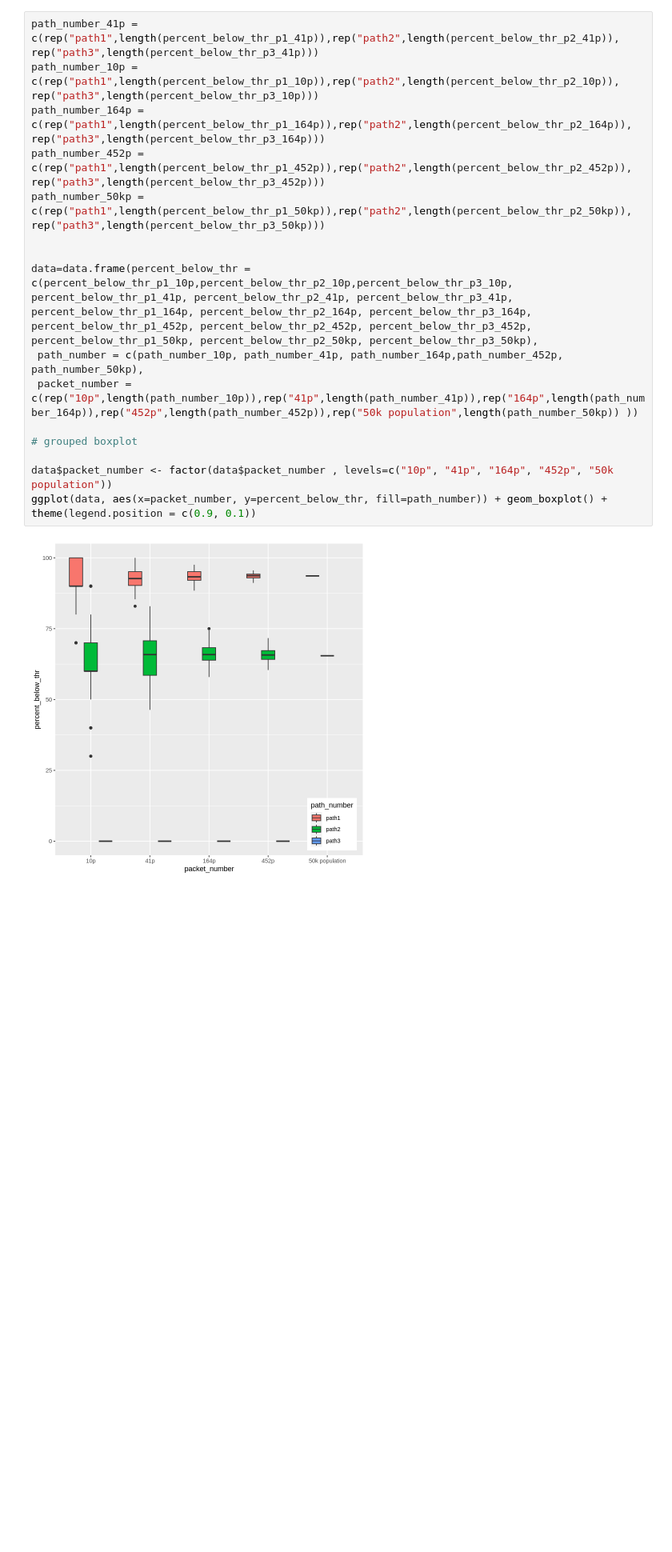
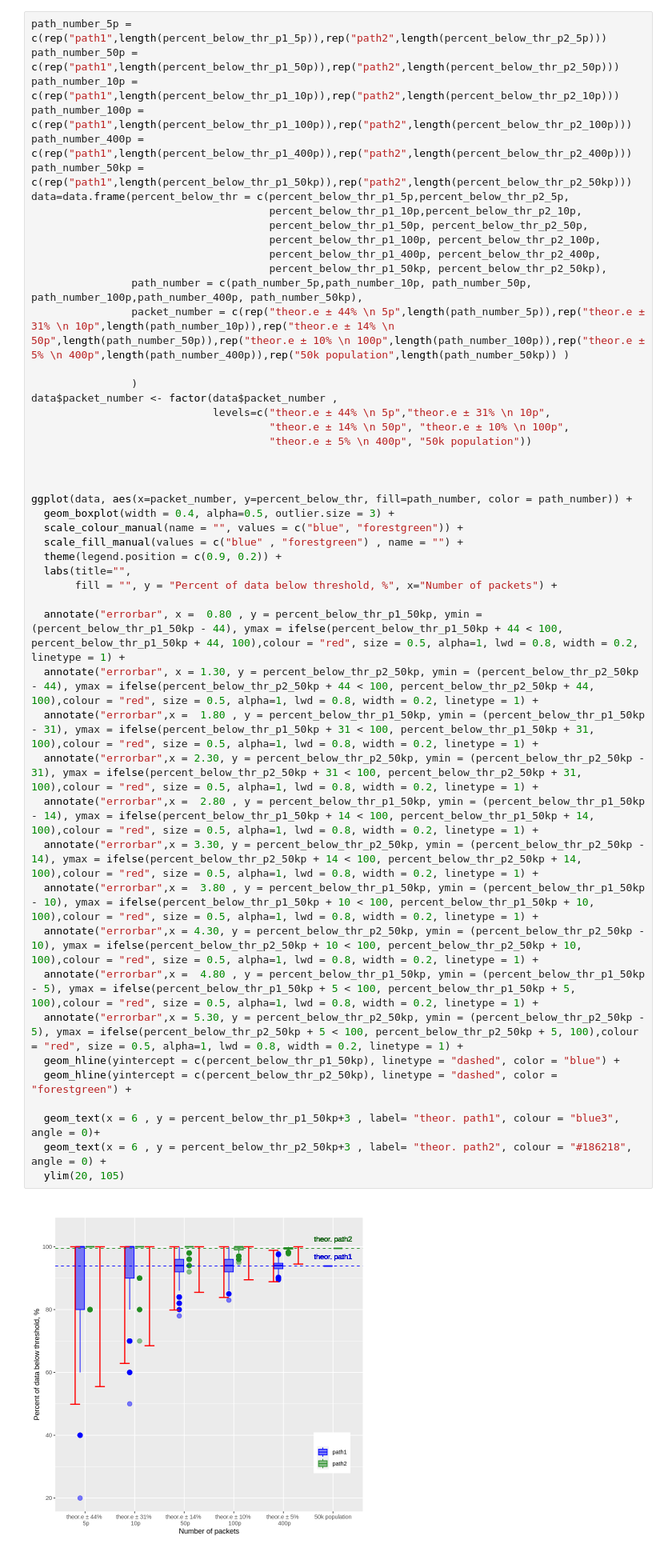
Before and after one commit to NataliaBlueCloud/Inband_telemetry_design, a Jupyter notebook: Cochrams_ofc_example_3paths.ipynb, the cells around one changed output. Shown at 80% size. Drawn from its saved outputs; the diff is of its cells as text; blank space fills up the shorter version.

```diff
--- a/Cochrams_ofc_example_3paths.ipynb
+++ b/Cochrams_ofc_example_3paths.ipynb
@@ -396,22 +376,50 @@ c(results_50kp, percent_below_thr_p1_50kp, percent_below_thr_p2_50kp ,percent_be
 # %%
-path_number_41p = c(rep("path1",length(percent_below_thr_p1_41p)),rep("path2",length(percent_below_thr_p2_41p)), rep("path3",length(percent_below_thr_p3_41p)))
-path_number_10p = c(rep("path1",length(percent_below_thr_p1_10p)),rep("path2",length(percent_below_thr_p2_10p)), rep("path3",length(percent_below_thr_p3_10p)))
-path_number_164p = c(rep("path1",length(percent_below_thr_p1_164p)),rep("path2",length(percent_below_thr_p2_164p)), rep("path3",length(percent_below_thr_p3_164p)))
-path_number_452p = c(rep("path1",length(percent_below_thr_p1_452p)),rep("path2",length(percent_below_thr_p2_452p)), rep("path3",length(percent_below_thr_p3_452p)))
-path_number_50kp = c(rep("path1",length(percent_below_thr_p1_50kp)),rep("path2",length(percent_below_thr_p2_50kp)), rep("path3",length(percent_below_thr_p3_50kp)))
+path_number_5p = c(rep("path1",length(percent_below_thr_p1_5p)),rep("path2",length(percent_below_thr_p2_5p)))
+path_number_50p = c(rep("path1",length(percent_below_thr_p1_50p)),rep("path2",length(percent_below_thr_p2_50p)))
+path_number_10p = c(rep("path1",length(percent_below_thr_p1_10p)),rep("path2",length(percent_below_thr_p2_10p)))
+path_number_100p = c(rep("path1",length(percent_below_thr_p1_100p)),rep("path2",length(percent_below_thr_p2_100p)))
+path_number_400p = c(rep("path1",length(percent_below_thr_p1_400p)),rep("path2",length(percent_below_thr_p2_400p)))
+path_number_50kp = c(rep("path1",length(percent_below_thr_p1_50kp)),rep("path2",length(percent_below_thr_p2_50kp)))
+data=data.frame(percent_below_thr = c(percent_below_thr_p1_5p,percent_below_thr_p2_5p,
+                                      percent_below_thr_p1_10p,percent_below_thr_p2_10p,
+                                      percent_below_thr_p1_50p, percent_below_thr_p2_50p,
+                                      percent_below_thr_p1_100p, percent_below_thr_p2_100p,
+                                      percent_below_thr_p1_400p, percent_below_thr_p2_400p,
+                                      percent_below_thr_p1_50kp, percent_below_thr_p2_50kp),
+                path_number = c(path_number_5p,path_number_10p, path_number_50p, path_number_100p,path_number_400p, path_number_50kp),
+                packet_number = c(rep("theor.e ± 44% \n 5p",length(path_number_5p)),rep("theor.e ± 31% \n 10p",length(path_number_10p)),rep("theor.e ± 14% \n 50p",length(path_number_50p)),rep("theor.e ± 10% \n 100p",length(path_number_100p)),rep("theor.e ± 5% \n 400p",length(path_number_400p)),rep("50k population",length(path_number_50kp)) )
+
+                )
+data$packet_number <- factor(data$packet_number ,
+                             levels=c("theor.e ± 44% \n 5p","theor.e ± 31% \n 10p",
+                                      "theor.e ± 14% \n 50p", "theor.e ± 10% \n 100p",
+                                      "theor.e ± 5% \n 400p", "50k population"))
 
 
-data=data.frame(percent_below_thr = c(percent_below_thr_p1_10p,percent_below_thr_p2_10p,percent_below_thr_p3_10p,
-percent_below_thr_p1_41p, percent_below_thr_p2_41p, percent_below_thr_p3_41p,
-percent_below_thr_p1_164p, percent_below_thr_p2_164p, percent_below_thr_p3_164p,
-percent_below_thr_p1_452p, percent_below_thr_p2_452p, percent_below_thr_p3_452p,
-percent_below_thr_p1_50kp, percent_below_thr_p2_50kp, percent_below_thr_p3_50kp),
- path_number = c(path_number_10p, path_number_41p, path_number_164p,path_number_452p, path_number_50kp),
- packet_number = c(rep("10p",length(path_number_10p)),rep("41p",length(path_number_41p)),rep("164p",length(path_number_164p)),rep("452p",length(path_number_452p)),rep("50k population",length(path_number_50kp)) ))
 
-# grouped boxplot
+ggplot(data, aes(x=packet_number, y=percent_below_thr, fill=path_number, color = path_number)) +
+  geom_boxplot(width = 0.4, alpha=0.5, outlier.size = 3) +
+  scale_colour_manual(name = "", values = c("blue", "forestgreen")) +
+  scale_fill_manual(values = c("blue" , "forestgreen") , name = "") +
+  theme(legend.position = c(0.9, 0.2)) +
+  labs(title="",
+       fill = "", y = "Percent of data below threshold, %", x="Number of packets") +
 
-data$packet_number <- factor(data$packet_number , levels=c("10p", "41p", "164p", "452p", "50k population"))
-ggplot(data, aes(x=packet_number, y=percent_below_thr, fill=path_number)) + geom_boxplot() + theme(legend.position = c(0.9, 0.1))
+  annotate("errorbar", x =  0.80 , y = percent_below_thr_p1_50kp, ymin = (percent_below_thr_p1_50kp - 44), ymax = ifelse(percent_below_thr_p1_50kp + 44 < 100, percent_below_thr_p1_50kp + 44, 100),colour = "red", size = 0.5, alpha=1, lwd = 0.8, width = 0.2, linetype = 1) +
+  annotate("errorbar", x = 1.30, y = percent_below_thr_p2_50kp, ymin = (percent_below_thr_p2_50kp - 44), ymax = ifelse(percent_below_thr_p2_50kp + 44 < 100, percent_below_thr_p2_50kp + 44, 100),colour = "red", size = 0.5, alpha=1, lwd = 0.8, width = 0.2, linetype = 1) +
+  annotate("errorbar",x =  1.80 , y = percent_below_thr_p1_50kp, ymin = (percent_below_thr_p1_50kp - 31), ymax = ifelse(percent_below_thr_p1_50kp + 31 < 100, percent_below_thr_p1_50kp + 31, 100),colour = "red", size = 0.5, alpha=1, lwd = 0.8, width = 0.2, linetype = 1) +
+  annotate("errorbar",x = 2.30, y = percent_below_thr_p2_50kp, ymin = (percent_below_thr_p2_50kp - 31), ymax = ifelse(percent_below_thr_p2_50kp + 31 < 100, percent_below_thr_p2_50kp + 31, 100),colour = "red", size = 0.5, alpha=1, lwd = 0.8, width = 0.2, linetype = 1) +
+  annotate("errorbar",x =  2.80 , y = percent_below_thr_p1_50kp, ymin = (percent_below_thr_p1_50kp - 14), ymax = ifelse(percent_below_thr_p1_50kp + 14 < 100, percent_below_thr_p1_50kp + 14, 100),colour = "red", size = 0.5, alpha=1, lwd = 0.8, width = 0.2, linetype = 1) +
+  annotate("errorbar",x = 3.30, y = percent_below_thr_p2_50kp, ymin = (percent_below_thr_p2_50kp - 14), ymax = ifelse(percent_below_thr_p2_50kp + 14 < 100, percent_below_thr_p2_50kp + 14, 100),colour = "red", size = 0.5, alpha=1, lwd = 0.8, width = 0.2, linetype = 1) +
+  annotate("errorbar",x =  3.80 , y = percent_below_thr_p1_50kp, ymin = (percent_below_thr_p1_50kp - 10), ymax = ifelse(percent_below_thr_p1_50kp + 10 < 100, percent_below_thr_p1_50kp + 10, 100),colour = "red", size = 0.5, alpha=1, lwd = 0.8, width = 0.2, linetype = 1) +
+  annotate("errorbar",x = 4.30, y = percent_below_thr_p2_50kp, ymin = (percent_below_thr_p2_50kp - 10), ymax = ifelse(percent_below_thr_p2_50kp + 10 < 100, percent_below_thr_p2_50kp + 10, 100),colour = "red", size = 0.5, alpha=1, lwd = 0.8, width = 0.2, linetype = 1) +
+  annotate("errorbar",x =  4.80 , y = percent_below_thr_p1_50kp, ymin = (percent_below_thr_p1_50kp - 5), ymax = ifelse(percent_below_thr_p1_50kp + 5 < 100, percent_below_thr_p1_50kp + 5, 100),colour = "red", size = 0.5, alpha=1, lwd = 0.8, width = 0.2, linetype = 1) +
+  annotate("errorbar",x = 5.30, y = percent_below_thr_p2_50kp, ymin = (percent_below_thr_p2_50kp - 5), ymax = ifelse(percent_below_thr_p2_50kp + 5 < 100, percent_below_thr_p2_50kp + 5, 100),colour = "red", size = 0.5, alpha=1, lwd = 0.8, width = 0.2, linetype = 1) +
+  geom_hline(yintercept = c(percent_below_thr_p1_50kp), linetype = "dashed", color = "blue") +
+  geom_hline(yintercept = c(percent_below_thr_p2_50kp), linetype = "dashed", color = "forestgreen") +
+
+  geom_text(x = 6 , y = percent_below_thr_p1_50kp+3 , label= "theor. path1", colour = "blue3", angle = 0)+
+  geom_text(x = 6 , y = percent_below_thr_p2_50kp+3 , label= "theor. path2", colour = "#186218", angle = 0) +
+  ylim(20, 105)
 # %% [output]
-[figure, old version]
+[figure, new version]
```
Also changed, not shown: parts of 33 cells of this notebook.
